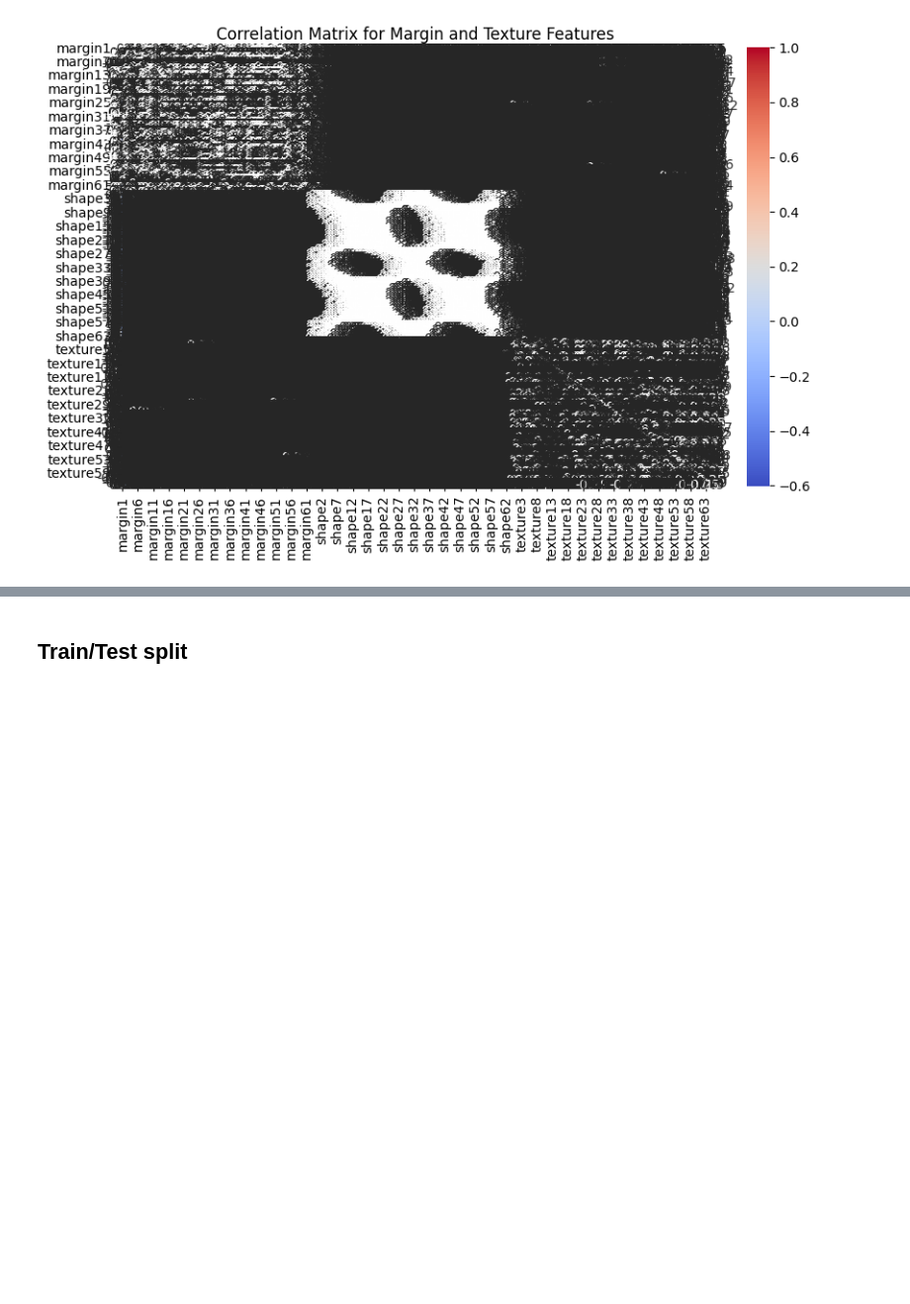
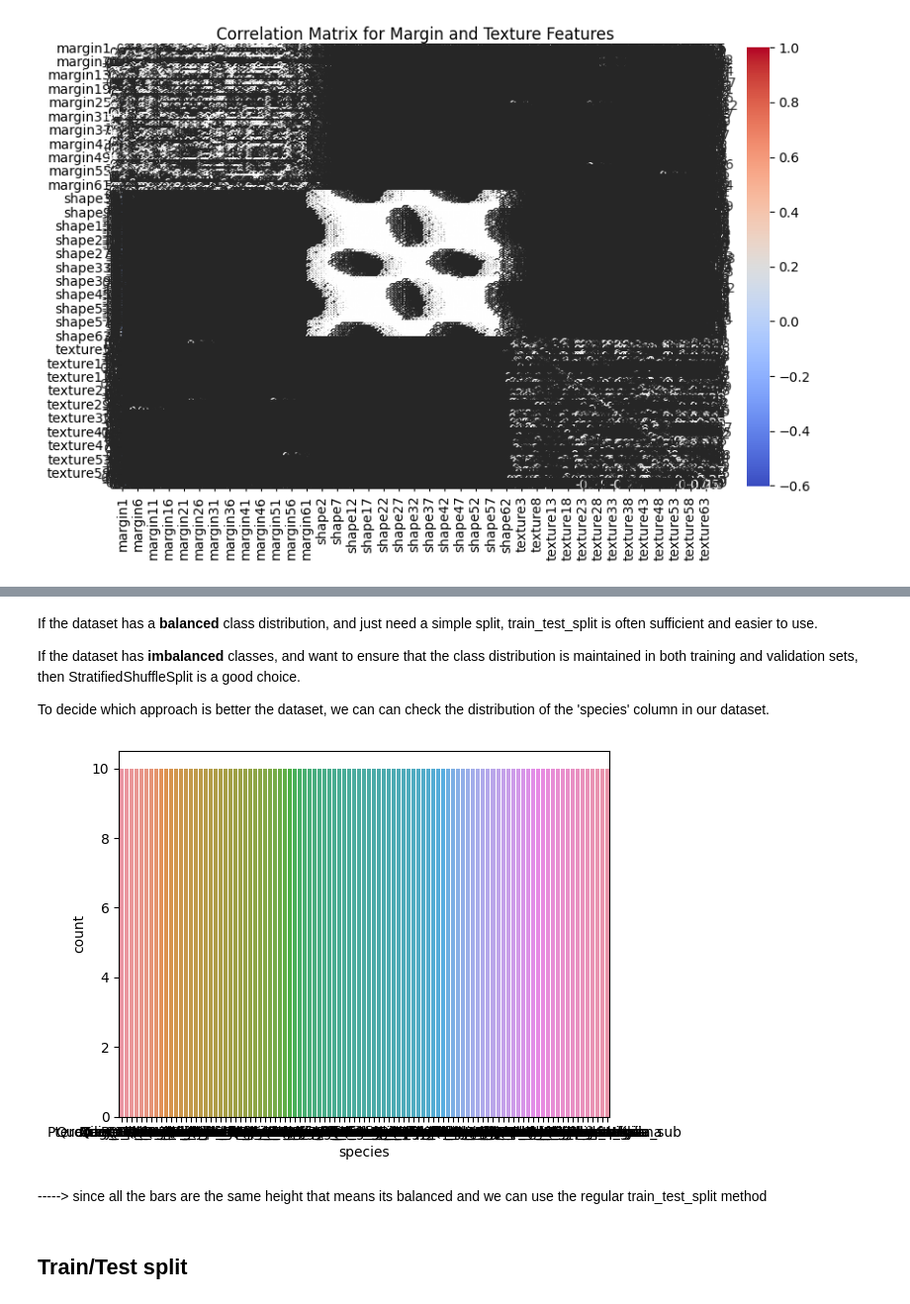
Before and after one commit to HanyaAdel/CNN-Leaf-Classification, a Jupyter notebook: cnn_leaf_classification.ipynb, the cells around one changed output, grey strips where cells are left out. Shown at 99% size. Drawn from its saved outputs; the diff is of its cells as text; code cells hidden in the pictures; blank space fills up the shorter version.

Commit message:
added plot to decide the splitting method

```diff
--- a/cnn_leaf_classification.ipynb
+++ b/cnn_leaf_classification.ipynb
@@ -211,3 +229,17 @@ plt.show()
+# %% [markdown]
+If the dataset has a <b>balanced</b> class distribution, and just need a simple split, train_test_split is often sufficient and easier to use.<br>
+
+If the dataset has <b>imbalanced</b> classes, and want to ensure that the class distribution is maintained in both training and validation sets, then StratifiedShuffleSplit is a good choice.<br>
+
+To decide which approach is better the dataset, we can can check the distribution of the 'species' column in our dataset.
+# %%
+# Assuming 'species' is the target variable
+sns.countplot(x='species', data=train_df)
+plt.show()
+# %% [output]
+[figure, added]
+# %% [markdown]
+-----> since all the bars are the same height that means its balanced and we can use the regular train_test_split method
 # %% [markdown]
 <h2>Train/Test split</h2>
 # %%
```
Also changed, not shown: parts of 2 cells of this notebook.
